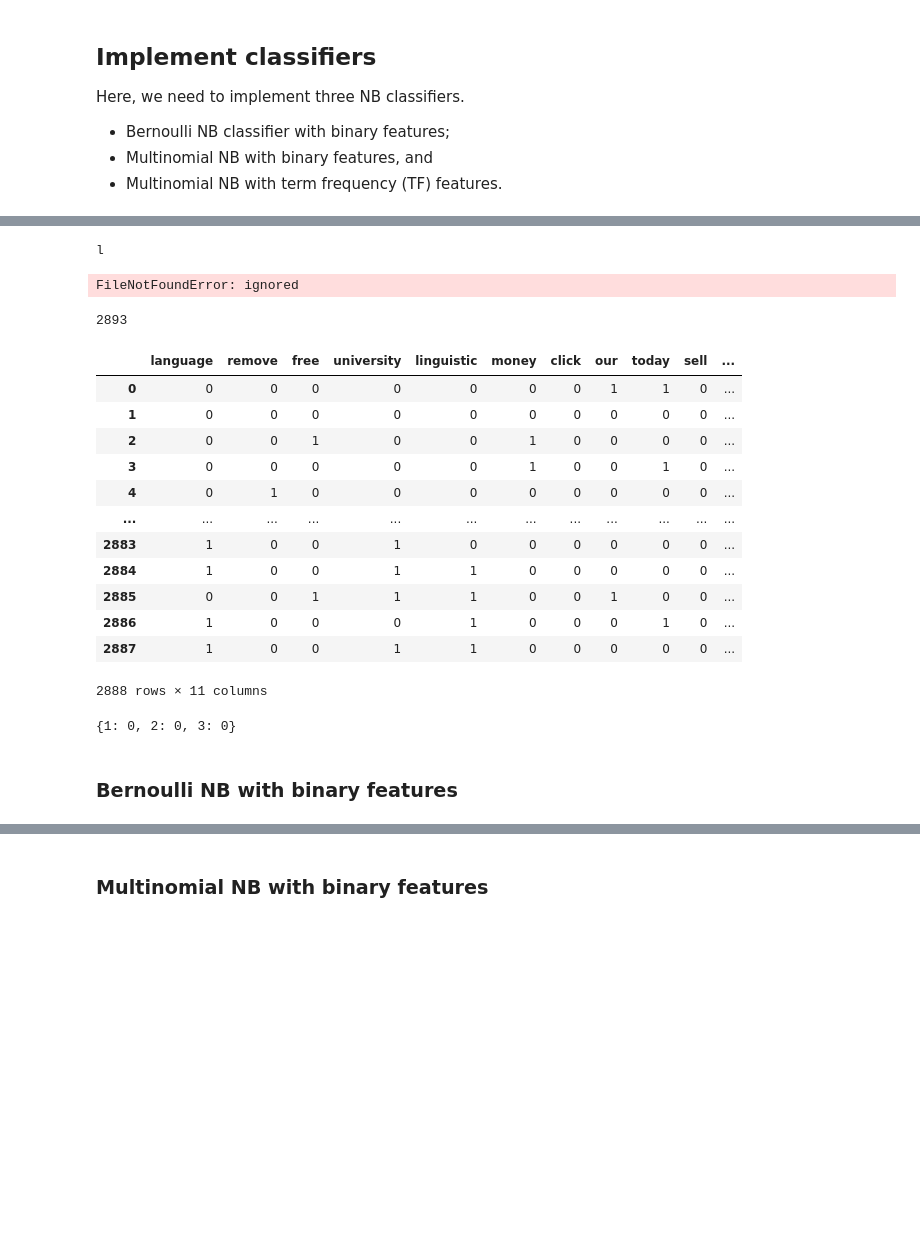
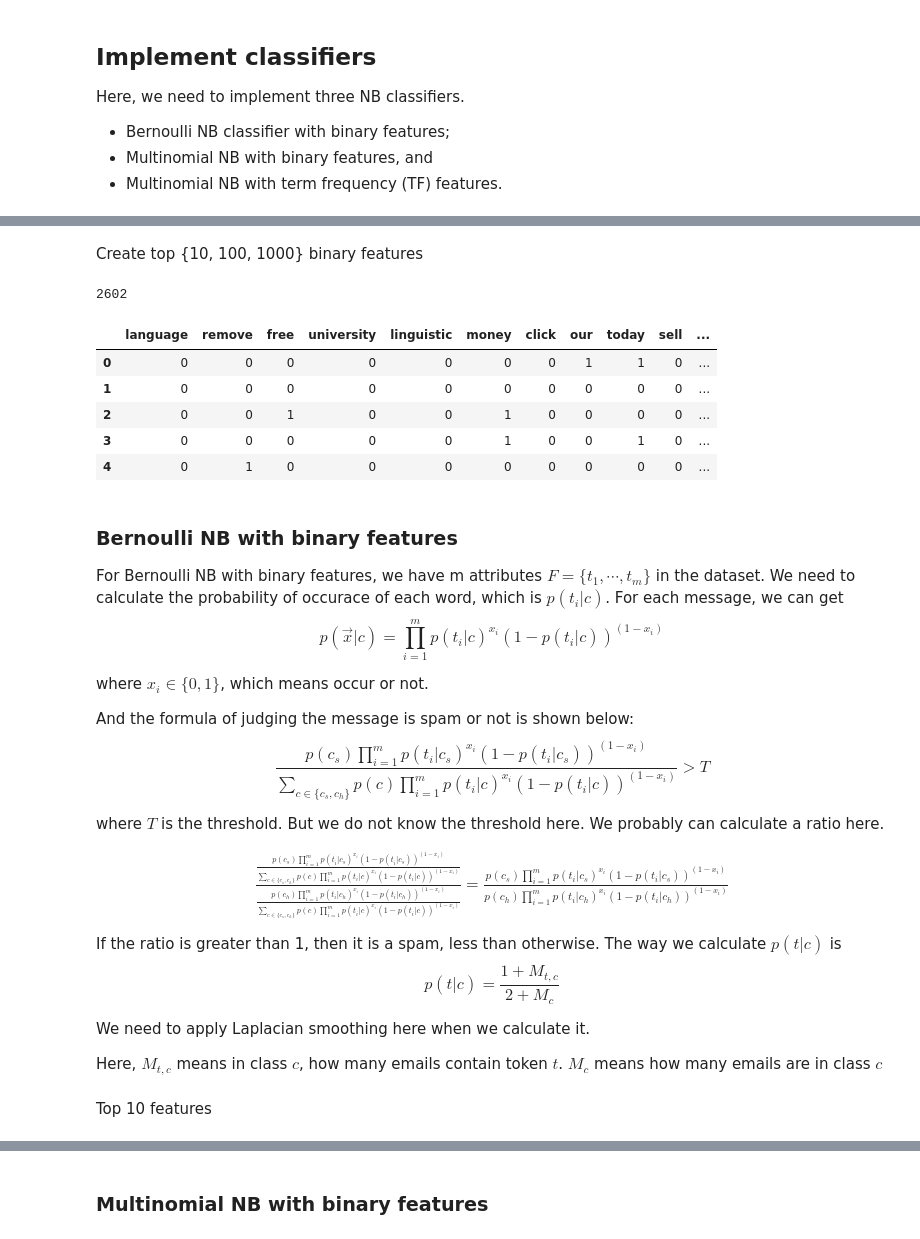
Before and after one commit to yeb2Binfang/ECE-GY-9163-ML-cyber, a Jupyter notebook: Lab/MLSec_Lab1.ipynb, the cells around one changed output, grey strips where cells are left out. Drawn from its saved outputs; the diff is of its cells as text; code cells hidden in the pictures; blank space fills up the shorter version.

```diff
--- a/Lab/MLSec_Lab1.ipynb
+++ b/Lab/MLSec_Lab1.ipynb
@@ -418,7 +426,2 @@ train_spam_email_dict, train_ham_email_dict = separateSpamAndHam(train_lemm_stop
-# %%
-test_spam_email_dict, test_ham_email_dict = separateSpamAndHam(test_lemm_stop, all_data)
-# %% [output]
-l
-FileNotFoundError: ignored
-# %%
-train_data_binary_feature = generateData(10, spam_email_dict) + generateData(10, ham_email_dict)
+# %% [markdown]
+Create top {10, 100, 1000} binary features
@@ -425,20 +440,14 @@ train_data_binary_feature = generateData(10, spam_email_dict) + generateData(10,
 # %%
 print(len(train_data_binary_feature))
 # %% [output]
-2893
+2602
 # %%
-df = pd.DataFrame.from_dict(train_data_binary_feature)
+df_train_binary = pd.DataFrame.from_dict(train_data_binary_feature)
+df_train_binary.head()
 # %% [output]
 |  | language | remove | free | university | linguistic | money | click | our | today | sell | ... |
 | 0 | 0 | 0 | 0 | 0 | 0 | 0 | 0 | 1 | 1 | 0 | ... |
 | 1 | 0 | 0 | 0 | 0 | 0 | 0 | 0 | 0 | 0 | 0 | ... |
 | 2 | 0 | 0 | 1 | 0 | 0 | 1 | 0 | 0 | 0 | 0 | ... |
 | 3 | 0 | 0 | 0 | 0 | 0 | 1 | 0 | 0 | 1 | 0 | ... |
 | 4 | 0 | 1 | 0 | 0 | 0 | 0 | 0 | 0 | 0 | 0 | ... |
-| ... | ... | ... | ... | ... | ... | ... | ... | ... | ... | ... | ... |
-| 2883 | 1 | 0 | 0 | 1 | 0 | 0 | 0 | 0 | 0 | 0 | ... |
-| 2884 | 1 | 0 | 0 | 1 | 1 | 0 | 0 | 0 | 0 | 0 | ... |
-| 2885 | 0 | 0 | 1 | 1 | 1 | 0 | 0 | 1 | 0 | 0 | ... |
-| 2886 | 1 | 0 | 0 | 0 | 1 | 0 | 0 | 0 | 1 | 0 | ... |
-| 2887 | 1 | 0 | 0 | 1 | 1 | 0 | 0 | 0 | 0 | 0 | ... |
-2888 rows × 11 columns
@@ -447,8 +454,30 @@ top_10_IG_words = list(top_10_words.keys())
-# %%
-a = [1,2,3]
-temp_dict = dict.fromkeys(a, 0)
-print(temp_dict)
-# %% [output]
-{1: 0, 2: 0, 3: 0}
-# %% [markdown]
-### Bernoulli NB with binary features
+# %% [markdown]
+### Bernoulli NB with binary features
+
+For Bernoulli NB with binary features, we have m attributes $F=\{t_1,\cdots, t_m\}$ in the dataset. We need to calculate the probability of occurace of each word, which is $p(t_i|c)$. For each message, we can get
+$$
+p(\overrightarrow{x}|c)=\prod_{i=1}^m p(t_i|c)^{x_i} (1-p(t_i|c))^{(1-x_i)}
+$$
+
+where $x_i\in \{0,1\}$, which means occur or not.
+
+And the formula of judging the message is spam or not is shown below:
+$$
+\frac{p(c_s)\prod_{i=1}^m p(t_i|c_s)^{x_i}(1-p(t_i|c_s))^{(1-x_i)}}{\sum_{c\in \{c_s,c_h\}}p(c)\prod_{i=1}^m p(t_i|c)^{x_i}(1-p(t_i|c))^{(1-x_i)}}>T
+$$
+
+where $T$ is the threshold. But we do not know the threshold here. We probably can calculate a ratio here.
+
+$$
+\begin{gathered}
+\frac{\frac{p(c_s)\prod_{i=1}^m p(t_i|c_s)^{x_i}(1-p(t_i|c_s))^{(1-x_i)}}{\sum_{c\in \{c_s,c_h\}}p(c)\prod_{i=1}^m p(t_i|c)^{x_i}(1-p(t_i|c))^{(1-x_i)}}}{\frac{p(c_h)\prod_{i=1}^m p(t_i|c_h)^{x_i}(1-p(t_i|c_h))^{(1-x_i)}}{\sum_{c\in \{c_s,c_h\}}p(c)\prod_{i=1}^m p(t_i|c)^{x_i}(1-p(t_i|c))^{(1-x_i)}}}=\frac{p(c_s)\prod_{i=1}^m p(t_i|c_s)^{x_i}(1-p(t_i|c_s))^{(1-x_i)}}{p(c_h)\prod_{i=1}^m p(t_i|c_h)^{x_i}(1-p(t_i|c_h))^{(1-x_i)}}
+\end{gathered}
+$$
+If the ratio is greater than 1, then it is a spam, less than otherwise. The way we calculate $p(t|c)$ is
+$$
+p(t|c)=\frac{1+M_{t,c}}{2+M_c}
+$$
+
+We need to apply Laplacian smoothing here when we calculate it.
+
+Here, $M_{t,c}$ means in class $c$, how many emails contain token $t$. $M_c$ means how many emails are in class $c$
@@ -454,0 +504,2 @@ print(temp_dict)
+# %% [markdown]
+Top 10 features
```
Also changed, not shown: parts of 25 cells of this notebook.
